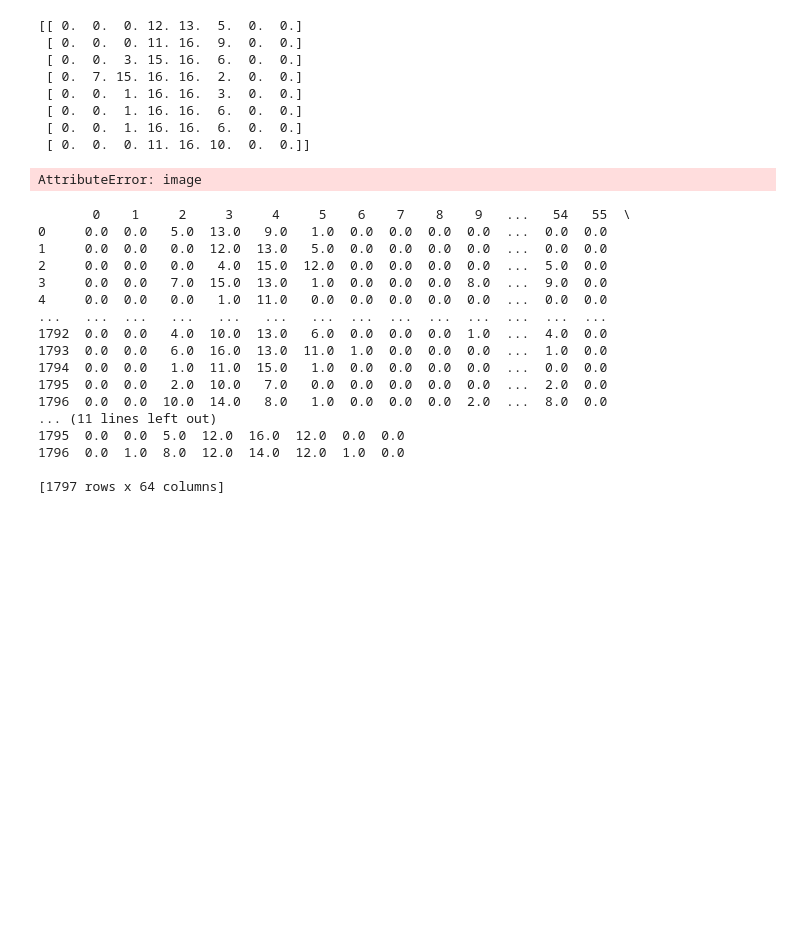
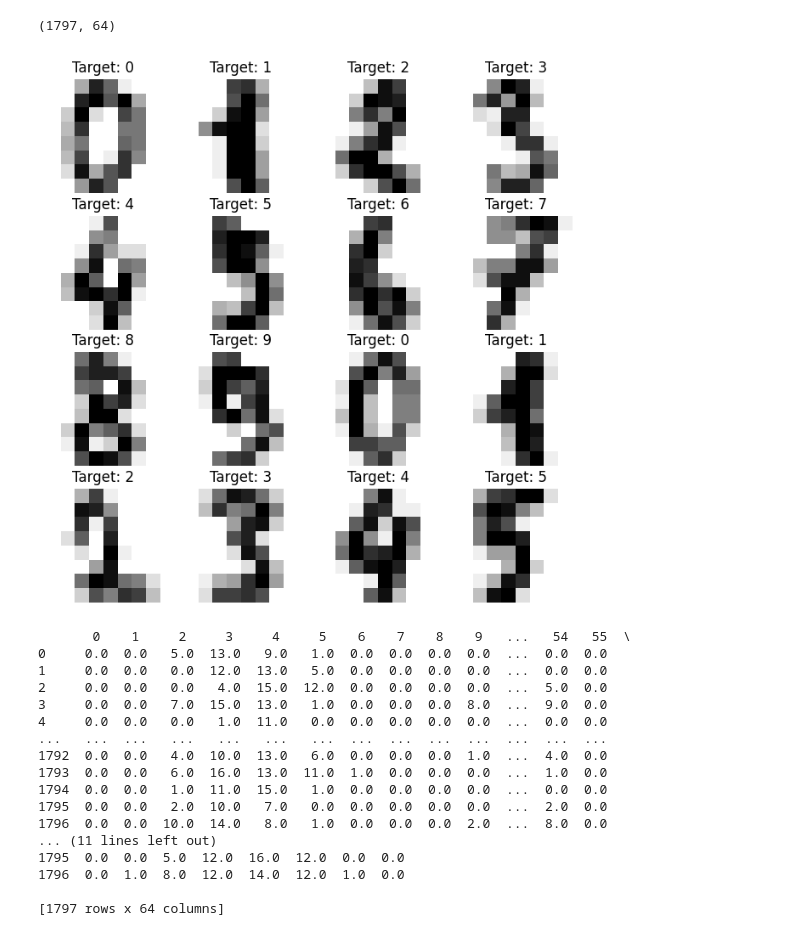
Before and after one commit to yubanghuang/ML_HW1, a Jupyter notebook: test.ipynb, the cells around one changed output. Drawn from its saved outputs; the diff is of its cells as text; code cells hidden in the pictures; blank space fills up the shorter version.

```diff
--- a/test.ipynb
+++ b/test.ipynb
@@ -9,27 +9,22 @@ import pandas as pd
 # load mnist dataset
 # 10 classes
 digits = datasets.load_digits()
+print(digits.data.shape)
 # %% [output]
-[[ 0.  0.  0. 12. 13.  5.  0.  0.]
- [ 0.  0.  0. 11. 16.  9.  0.  0.]
- [ 0.  0.  3. 15. 16.  6.  0.  0.]
- [ 0.  7. 15. 16. 16.  2.  0.  0.]
- [ 0.  0.  1. 16. 16.  3.  0.  0.]
- [ 0.  0.  1. 16. 16.  6.  0.  0.]
- [ 0.  0.  1. 16. 16.  6.  0.  0.]
- [ 0.  0.  0. 11. 16. 10.  0.  0.]]
+(1797, 64)
 # %%
-subset_images = digits.image[:16]
-subset_targets = digits.target[:16]
+subset_indices = np.arange(16)
+subset_images = digits.images[subset_indices]
+subset_targets = digits.target[subset_indices]
 
 
 fig, axes = plt.subplots(nrows=4, ncols=4, figsize=(8, 8))
-for ax, image, label in zip(axes, subset_images, subset_targets):
+for ax, image, label in zip(axes.flat, subset_images, subset_targets):
     ax.set_axis_off()
     ax.imshow(image, cmap=plt.cm.gray_r, interpolation="nearest")
-    ax.set_title("Traget: %i" % label)
+    ax.set_title("Target: %i" % label)
 # %% [output]
-AttributeError: image
+[figure, added]
 # %%
 df = pd.DataFrame(digits.data)
 print(df)
```
Also changed, not shown: parts of 4 cells of this notebook.
